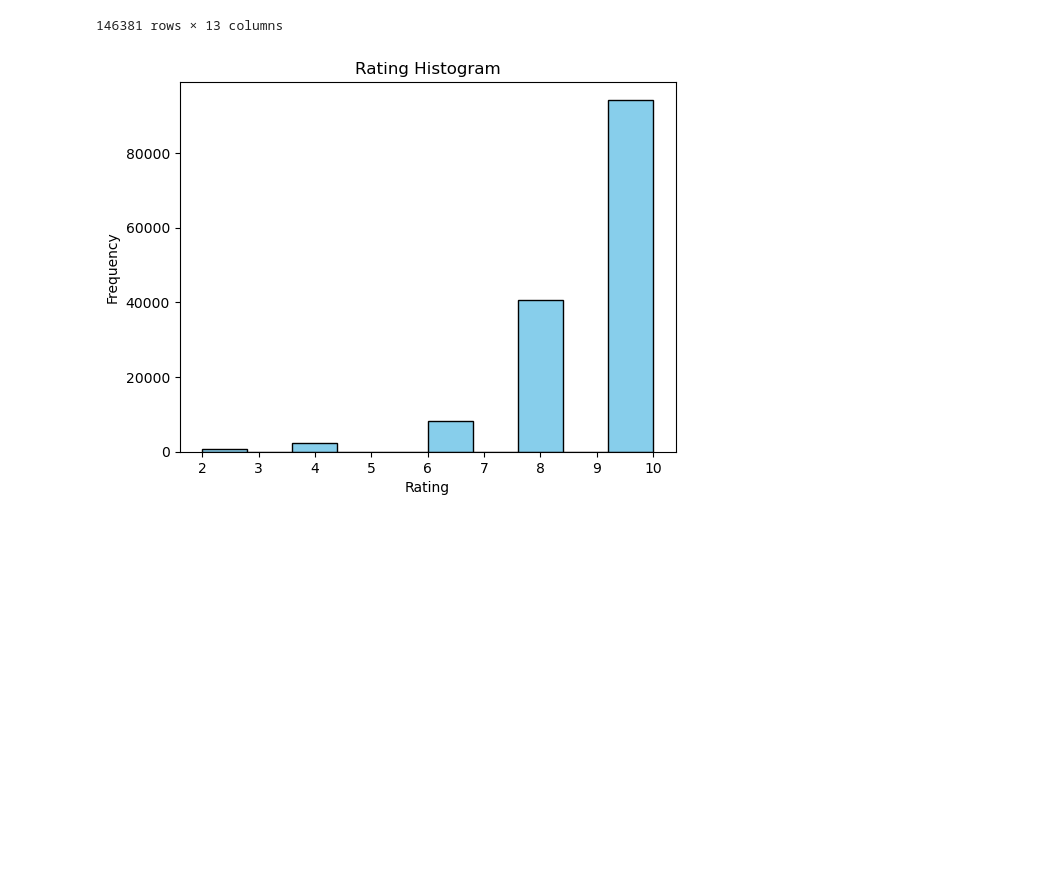
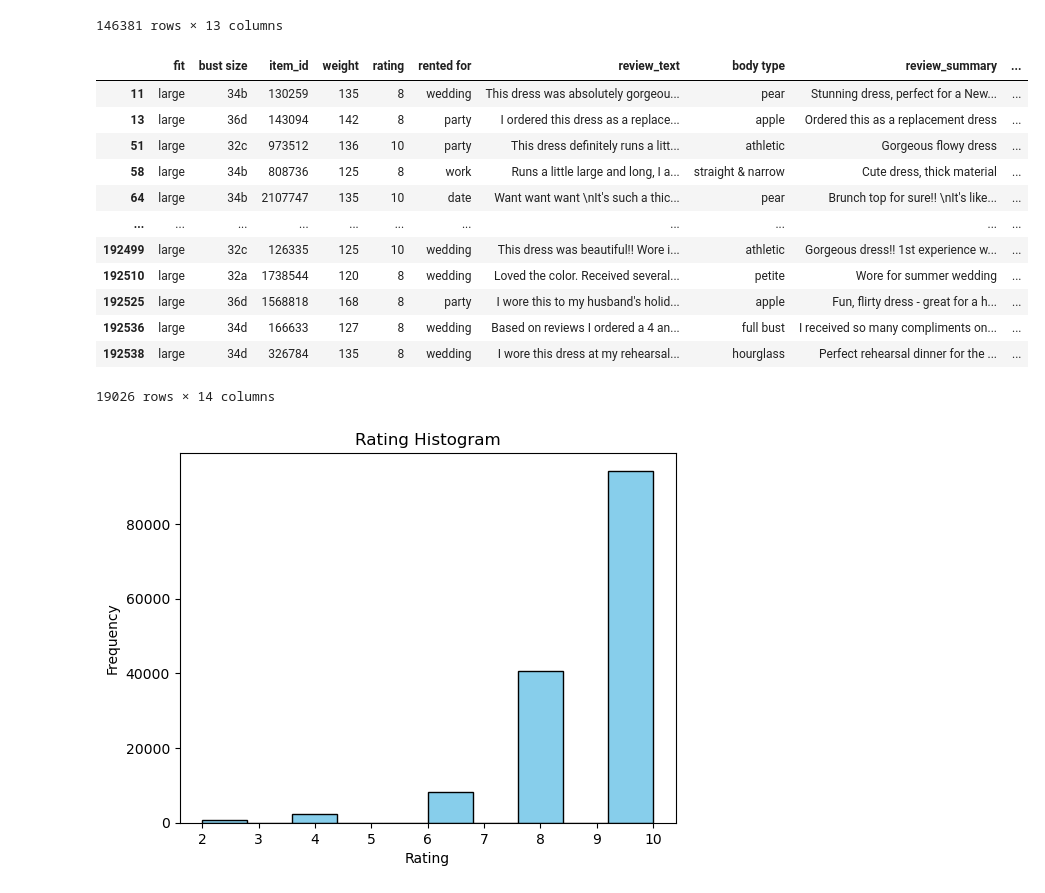
Before and after one commit to mofuwu/cse158_assignment2, a Jupyter notebook: assignment2_sean.ipynb, the cells around one changed output. Cells and saved outputs as stored; diff of their text form; code cells hidden in the pictures; blank space fills up the shorter version.

```diff
--- a/assignment2_sean.ipynb
+++ b/assignment2_sean.ipynb
@@ -82,6 +82,24 @@ df
 | 192542 | fit | 36c | 126335 | 165 | 10 | wedding | This dress was PERFECTION. it loo... | pear | loved this dress it was comfortab... | ... |
 | 192543 | fit | 36b | 127865 | 155 | 10 | wedding | This dress was wonderful! I had o... | athletic | I wore this to a beautiful black ... | ... |
 146381 rows × 13 columns
+# %%
+df['fit_numeric'] = df['fit'].apply(lambda x: 0 if x == 'fit' else 1 if x == 'small' else 2)
+# %%
+df[df['fit'] == 'large']
+# %% [output]
+|  | fit | bust size | item_id | weight | rating | rented for | review_text | body type | review_summary | ... |
+| 11 | large | 34b | 130259 | 135 | 8 | wedding | This dress was absolutely gorgeou... | pear | Stunning dress, perfect for a New... | ... |
+| 13 | large | 36d | 143094 | 142 | 8 | party | I ordered this dress as a replace... | apple | Ordered this as a replacement dress | ... |
+| 51 | large | 32c | 973512 | 136 | 10 | party | This dress definitely runs a litt... | athletic | Gorgeous flowy dress | ... |
+| 58 | large | 34b | 808736 | 125 | 8 | work | Runs a little large and long, I a... | straight & narrow | Cute dress, thick material | ... |
+| 64 | large | 34b | 2107747 | 135 | 10 | date | Want want want \nIt's such a thic... | pear | Brunch top for sure!! \nIt's like... | ... |
+| ... | ... | ... | ... | ... | ... | ... | ... | ... | ... | ... |
+| 192499 | large | 32c | 126335 | 125 | 10 | wedding | This dress was beautiful!! Wore i... | athletic | Gorgeous dress!! 1st experience w... | ... |
+| 192510 | large | 32a | 1738544 | 120 | 8 | wedding | Loved the color. Received several... | petite | Wore for summer wedding | ... |
+| 192525 | large | 36d | 1568818 | 168 | 8 | party | I wore this to my husband's holid... | apple | Fun, flirty dress - great for a h... | ... |
+| 192536 | large | 34d | 166633 | 127 | 8 | wedding | Based on reviews I ordered a 4 an... | full bust | I received so many compliments on... | ... |
+| 192538 | large | 34d | 326784 | 135 | 8 | wedding | I wore this dress at my rehearsal... | hourglass | Perfect rehearsal dinner for the ... | ... |
+19026 rows × 14 columns
 # %%
 plt.hist(df['rating'], color='skyblue', edgecolor='black')
 plt.xlabel('Rating')
```
Also changed, not shown: parts of 6 cells of this notebook, 1 other file.
